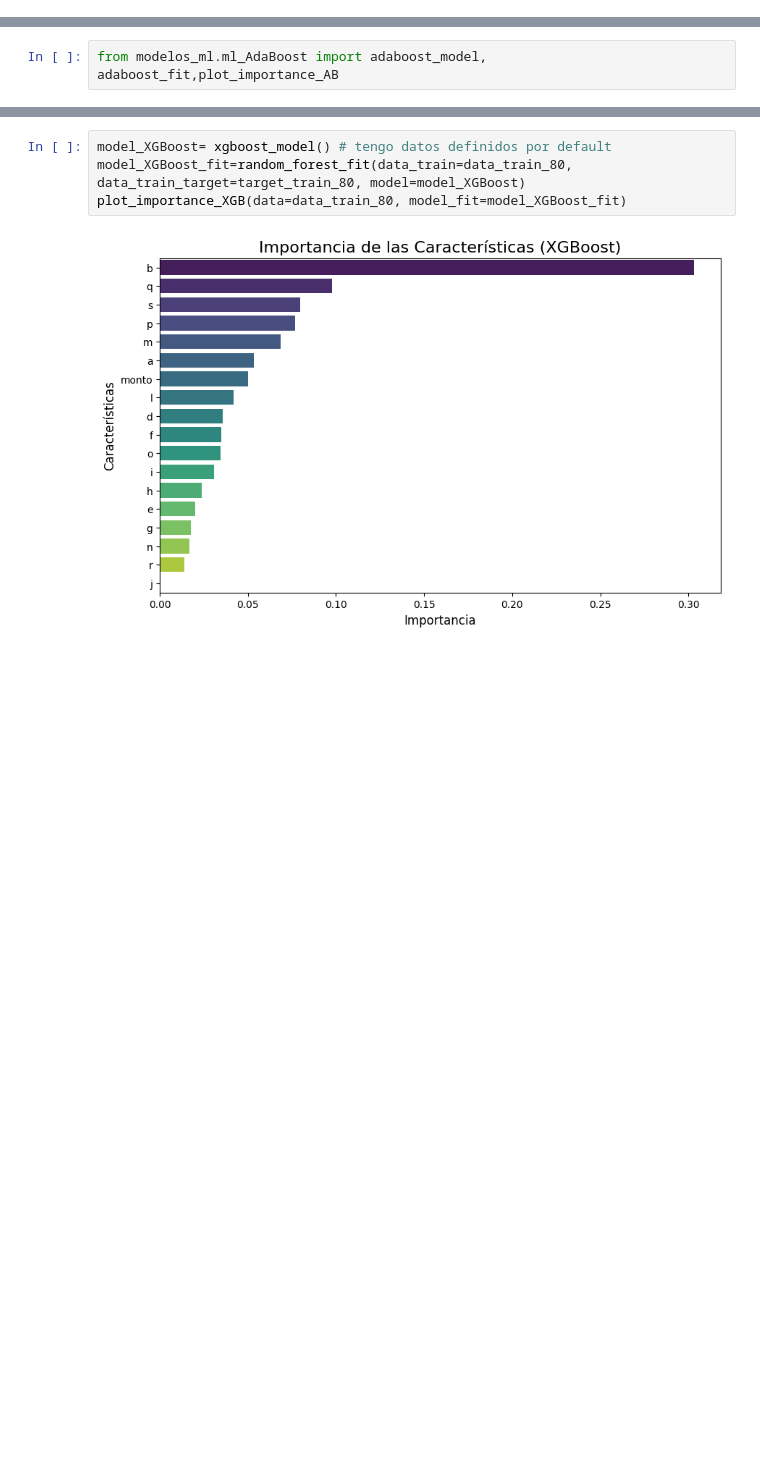
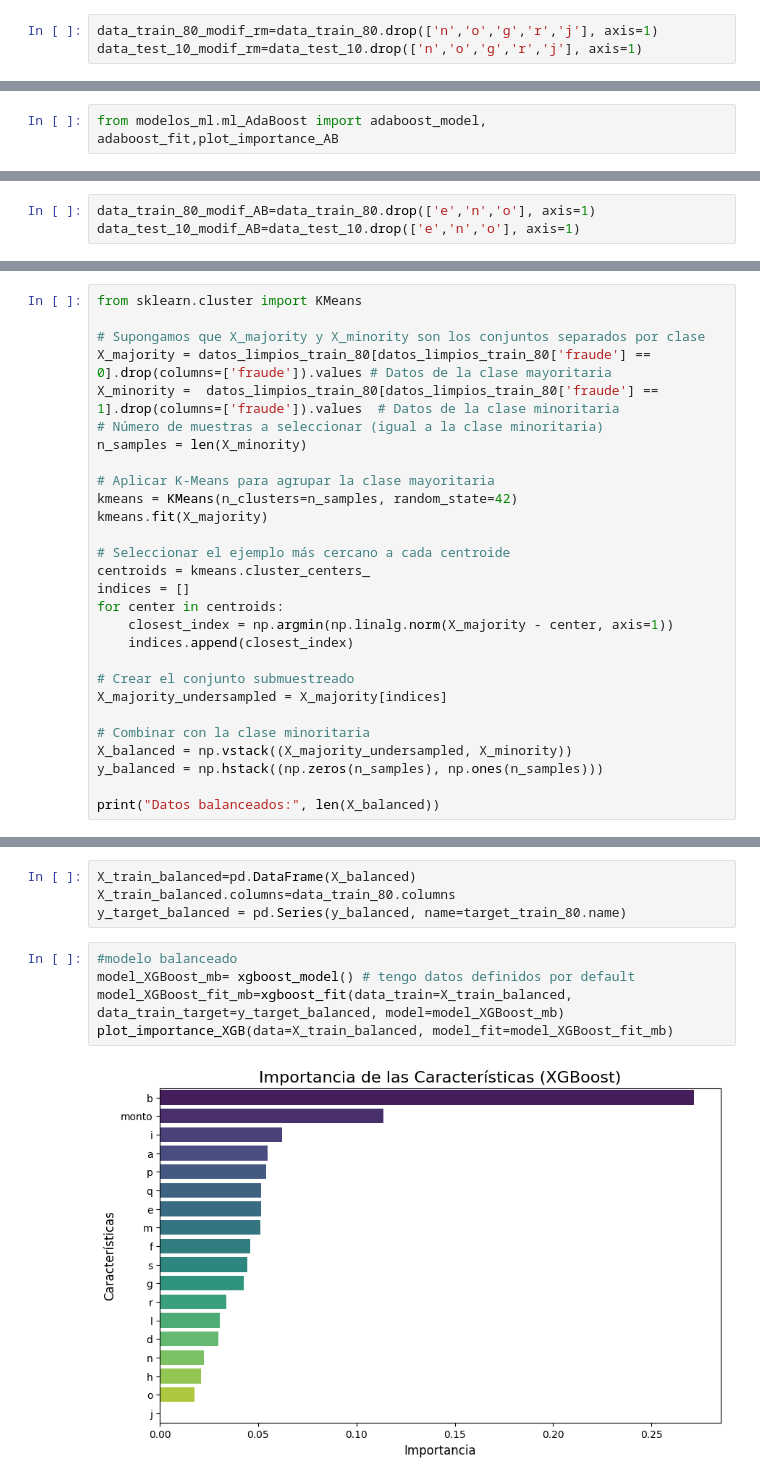
Before and after one commit to awitadelulo/Final_machine_learning_bc, a Jupyter notebook: Final_machine_learning_jhonatan.ipynb, the cells around one changed output, grey strips where cells are left out. Saved outputs shown, nothing was run; the diff lists cells and outputs as text; blank space fills up the shorter version.

```diff
--- a/Final_machine_learning_jhonatan.ipynb
+++ b/Final_machine_learning_jhonatan.ipynb
@@ -655,0 +688,3 @@ plot_importance_RF(data=data_train_80, model_fit=model_randomforest_fit)
+# %%
+data_train_80_modif_rm=data_train_80.drop(['n','o','g','r','j'], axis=1)
+data_test_10_modif_rm=data_test_10.drop(['n','o','g','r','j'], axis=1)
@@ -665,0 +804,3 @@ plot_importance_AB(data=data_train_80, model_fit=model_model_AdaBoost_fit)
+# %%
+data_train_80_modif_AB=data_train_80.drop(['e','n','o'], axis=1)
+data_test_10_modif_AB=data_test_10.drop(['e','n','o'], axis=1)
@@ -679,0 +986,28 @@ from modelos_ml.ml_XGBoost import  xgboost_model, xgboost_fit, plot_importance_X
+# %%
+from sklearn.cluster import KMeans
+
+# Supongamos que X_majority y X_minority son los conjuntos separados por clase
+X_majority = datos_limpios_train_80[datos_limpios_train_80['fraude'] == 0].drop(columns=['fraude']).values # Datos de la clase mayoritaria
+X_minority =  datos_limpios_train_80[datos_limpios_train_80['fraude'] == 1].drop(columns=['fraude']).values  # Datos de la clase minoritaria
+# Número de muestras a seleccionar (igual a la clase minoritaria)
+n_samples = len(X_minority)
+
+# Aplicar K-Means para agrupar la clase mayoritaria
+kmeans = KMeans(n_clusters=n_samples, random_state=42)
+kmeans.fit(X_majority)
+
+# Seleccionar el ejemplo más cercano a cada centroide
+centroids = kmeans.cluster_centers_
+indices = []
+for center in centroids:
+    closest_index = np.argmin(np.linalg.norm(X_majority - center, axis=1))
+    indices.append(closest_index)
+
+# Crear el conjunto submuestreado
+X_majority_undersampled = X_majority[indices]
+
+# Combinar con la clase minoritaria
+X_balanced = np.vstack((X_majority_undersampled, X_minority))
+y_balanced = np.hstack((np.zeros(n_samples), np.ones(n_samples)))
+
+print("Datos balanceados:", len(X_balanced))
@@ -680,6 +1032,11 @@ from modelos_ml.ml_XGBoost import  xgboost_model, xgboost_fit, plot_importance_X
+# %%
+X_train_balanced=pd.DataFrame(X_balanced)
+X_train_balanced.columns=data_train_80.columns
+y_target_balanced = pd.Series(y_balanced, name=target_train_80.name)
 # %%
-model_XGBoost= xgboost_model() # tengo datos definidos por default
-model_XGBoost_fit=random_forest_fit(data_train=data_train_80, data_train_target=target_train_80, model=model_XGBoost)
-plot_importance_XGB(data=data_train_80, model_fit=model_XGBoost_fit)
+#modelo balanceado
+model_XGBoost_mb= xgboost_model() # tengo datos definidos por default
+model_XGBoost_fit_mb=xgboost_fit(data_train=X_train_balanced, data_train_target=y_target_balanced, model=model_XGBoost_mb)
+plot_importance_XGB(data=X_train_balanced, model_fit=model_XGBoost_fit_mb)
 # %% [output]
-[figure, old version]
+[figure, new version]
```
Also changed, not shown: parts of 58 cells of this notebook, 11 other files.
